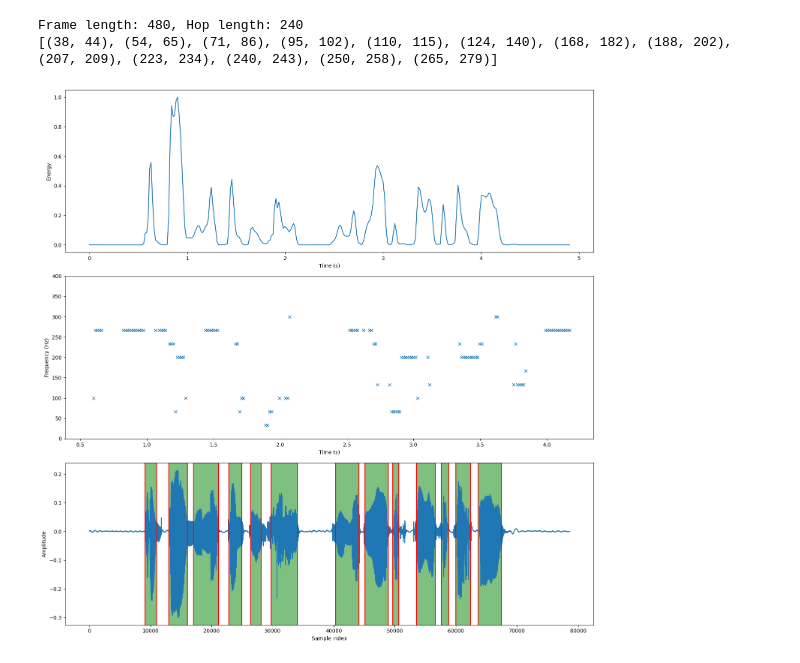
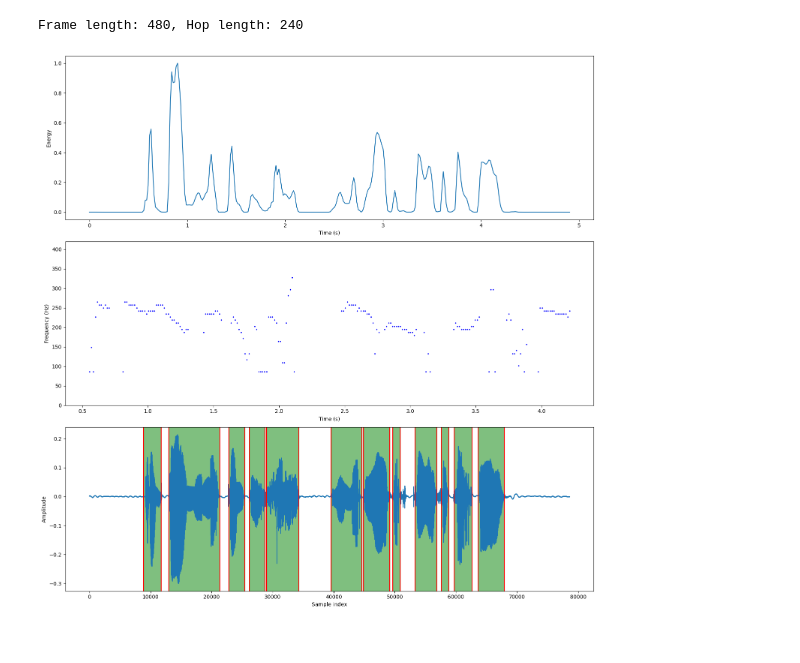
Before and after one commit to LaHuy136/FundamentalFrequencyEstimation, a Jupyter notebook: speech_processing/Spectrum_Estimation_Using_FFT.ipynb, the cells around one changed output. Saved outputs shown, nothing was run; the diff lists cells and outputs as text; code cells hidden in the pictures.

Commit message:
fix [PBL6]: Filter Low

```diff
--- a/speech_processing/Spectrum_Estimation_Using_FFT.ipynb
+++ b/speech_processing/Spectrum_Estimation_Using_FFT.ipynb
@@ -12,7 +12,7 @@ def define_energy(signal: np.ndarray, frame_length, hop_length) -> np.ndarray:
     ])
     return energy
 
-def find_voice_index(signal: np.ndarray, frame_length, hop_length, thresh=0.05) -> list:
+def find_voice_index(signal: np.ndarray, frame_length, hop_length, thresh=0.01) -> list:
     index_voices = []
 
     # Tính energy
@@ -58,7 +64,15 @@ def find_f0(signal, sample_rate, min_freq=60, max_freq=400):
     return peak_freq
 # %%
+# Hàm tạo bộ lọc thông thấp
+def lowpass_filter(data, cutoff, fs, order=5):
+    nyquist = 0.5 * fs
+    normal_cutoff = cutoff / nyquist
+    b, a = butter(order, normal_cutoff, btype='low', analog=False)
+    y = filtfilt(b, a, data)
+    return y
+
 # Hàm tính F0 cho từng frame dựa trên các index_voices
-def calculate_f0_per_frame(x, index_voices, frame_length, hop_length, sr, kernel_size=5):
+def calculate_f0_per_frame(x, index_voices, frame_length, hop_length, sr, kernel_size=7, cutoff_freq=220):
     f0_values = []
     time_values = []
 
@@ -68,9 +82,15 @@ def calculate_f0_per_frame(x, index_voices, frame_length, hop_length, sr, kernel
         frame = x[start:end]
 
         if len(frame) == frame_length:
-            frame = frame * np.hamming(frame_length)
-              # Áp dụng bộ lọc trung vị
-            filtered_frame = medfilt(frame, kernel_size=kernel_size)
+            frame = frame * np.hamming(frame_length)  # Áp dụng hàm cửa sổ
+
+            # Áp dụng bộ lọc thông thấp
+            filtered_frame = lowpass_filter(frame, cutoff=cutoff_freq, fs=sr)
+
+            # Áp dụng bộ lọc trung vị
+            filtered_frame = medfilt(filtered_frame, kernel_size=kernel_size)
+
+            # Tính F0 trên frame đã lọc
             f0 = find_f0(filtered_frame, sr)
             f0_values.append(f0 if f0 != 0 else np.nan)
             time_values.append(librosa.frames_to_time(idx, sr=sr, hop_length=hop_length))
@@ -87,7 +107,7 @@ def find_f0s(audio: np.ndarray, index_voices: list, frame_length: int, hop_lengt
         # Đảm bảo frame không vượt quá độ dài tín hiệu
         if end_sample_index <= len(audio):
             frame = audio[start_sample_index:end_sample_index]
-            f0 = find_f0(frame, sr)
+            f0 = find_f0(frame, sr, min_freq=60, max_freq=400)
 
             # Lưu F0 vào danh sách
             f0s.append(f0)
@@ -106,6 +125,6 @@ def split_segments(index_voices: list) -> list:
     return segments
 # %%
-def analize_audio(file_path: str, frame_length_ms, thresh=0.05) -> None:
+def analize_audio(file_path: str, frame_length_ms, thresh=0.01) -> None:
     audio, sr = librosa.load(file_path, sr=None, mono=True)
     frame_length = int(frame_length_ms * sr / 1000)
     hop_length = frame_length // 2
@@ -136,11 +155,11 @@ def analize_audio(file_path: str, frame_length_ms, thresh=0.05) -> None:
     plt.ylabel('Energy')
 
     plt.subplot(3, 1, 2)
-    plt.plot(time_values, f0_values, 'x')
+    plt.scatter(time_values, f0_values, c='blue', s=2)
     plt.xlabel('Time (s)')
     plt.ylabel('Frequency (Hz)')
     # Điều chỉnh giới hạn trục y
-    plt.ylim(0, 400)
+    plt.ylim(0, 420)
 
     plt.subplot(3, 1, 3)
     plt.plot(audio)
@@ -180,7 +196,6 @@ Frame length: 480, Hop length: 240
 # %%
-analize_audio('test_signals/studio_female.wav', 30, 0.05)
+analize_audio('test_signals/studio_female.wav', 30)
 # %% [output]
 Frame length: 480, Hop length: 240
-[(38, 44), (54, 65), (71, 86), (95, 102), (110, 115), (124, 140), (168, 182), (188, 202), (207, 209), (223, 234), (240, 243), (250, 258), (265, 279)]
-[figure, old version]
+[figure, new version]
 # %%
```
Also changed, not shown: parts of 18 cells of this notebook.
